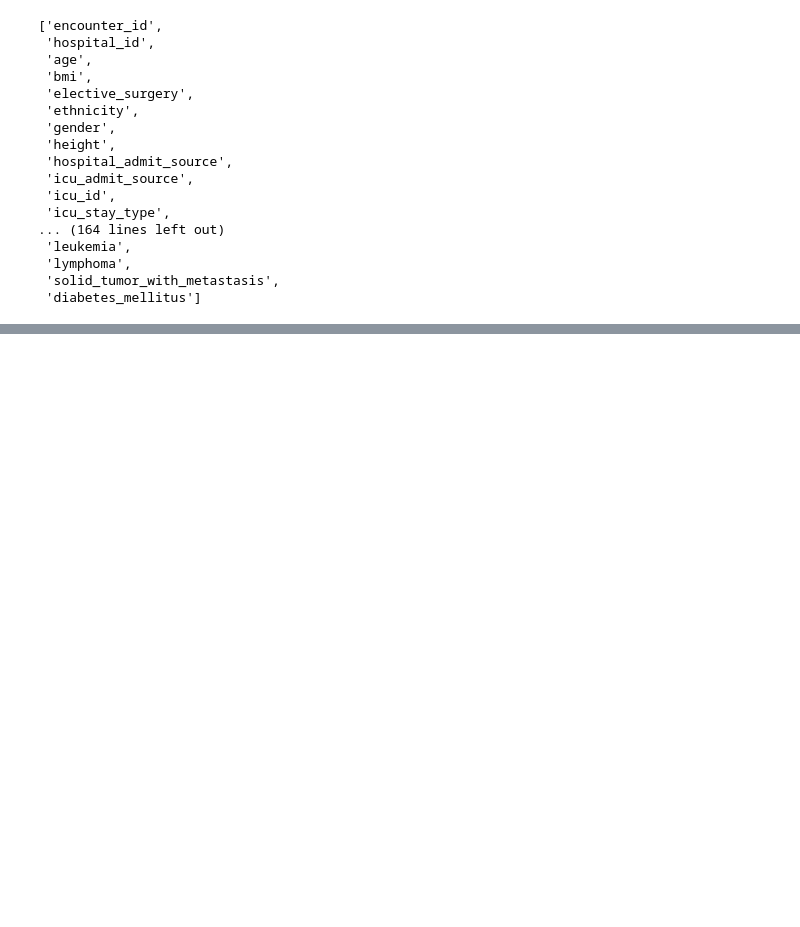
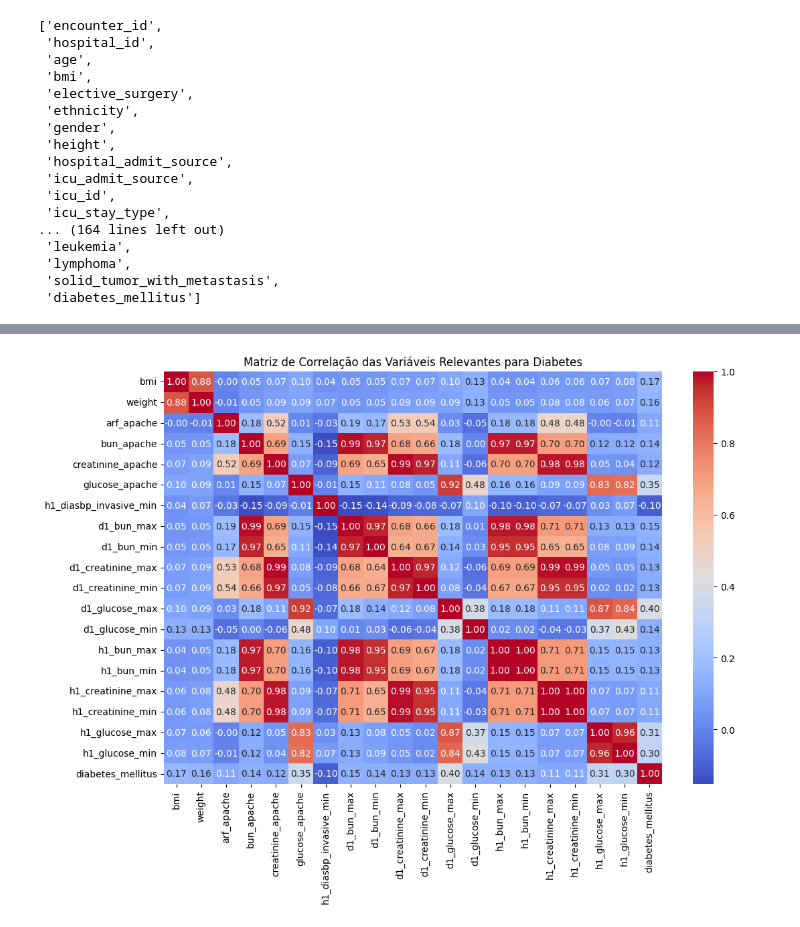
Before and after one commit to pedroogaab/Reconhecimento-de-padroes, a Jupyter notebook: classification.ipynb, the cells around one changed output, grey strips where cells are left out. Drawn from its saved outputs; the diff is of its cells as text; code cells hidden in the pictures; blank space fills up the shorter version.

```diff
--- a/classification.ipynb
+++ b/classification.ipynb
@@ -121,0 +215,23 @@ Name: count, dtype: int64
+# %%
+
+
+df_numeric = df_train.select_dtypes(include=['float64', 'int64'])
+
+# Calcular a matriz de correlação
+corr_matrix = df_numeric.corr()
+
+# Selecionar apenas as colunas com correlação com 'diabetes_mellitus'
+cor_target = corr_matrix["diabetes_mellitus"].abs()  # Usa o valor absoluto para ver a força da correlação
+relevant_features = cor_target[cor_target > 0.1]  # Define um limite de correlação, por exemplo, > 0.1
+relevant_columns = relevant_features.index
+
+# Criar a matriz de correlação apenas para as colunas relevantes
+filtered_corr_matrix = df_numeric[relevant_columns].corr()
+
+# Plotar o heatmap
+plt.figure(figsize=(12, 8))
+sns.heatmap(filtered_corr_matrix, annot=True, cmap="coolwarm", fmt=".2f")
+plt.title("Matriz de Correlação das Variáveis Relevantes para Diabetes")
+plt.show()
+# %% [output]
+[figure, added]
```
Also changed, not shown: parts of 7 cells of this notebook.
